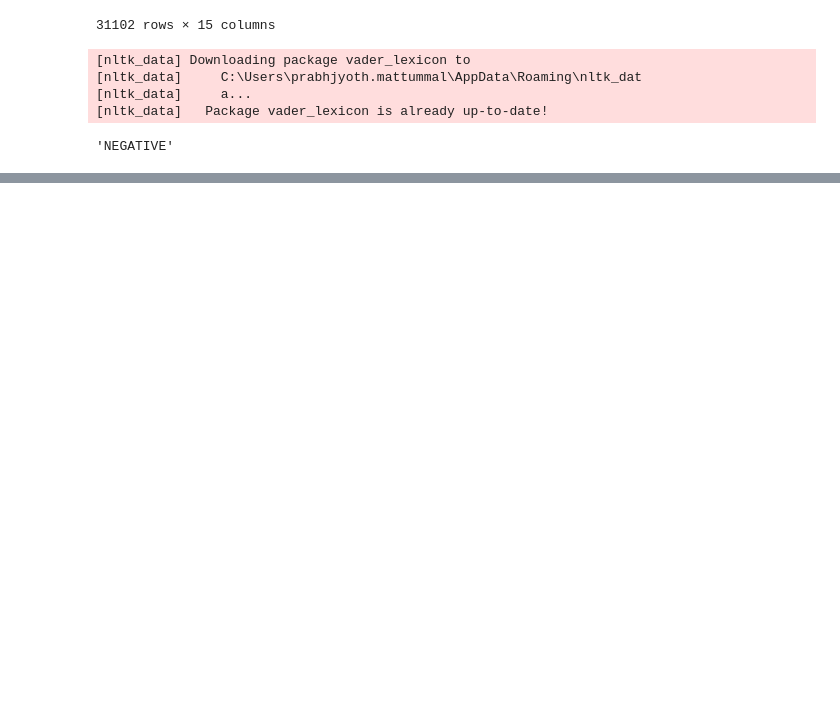
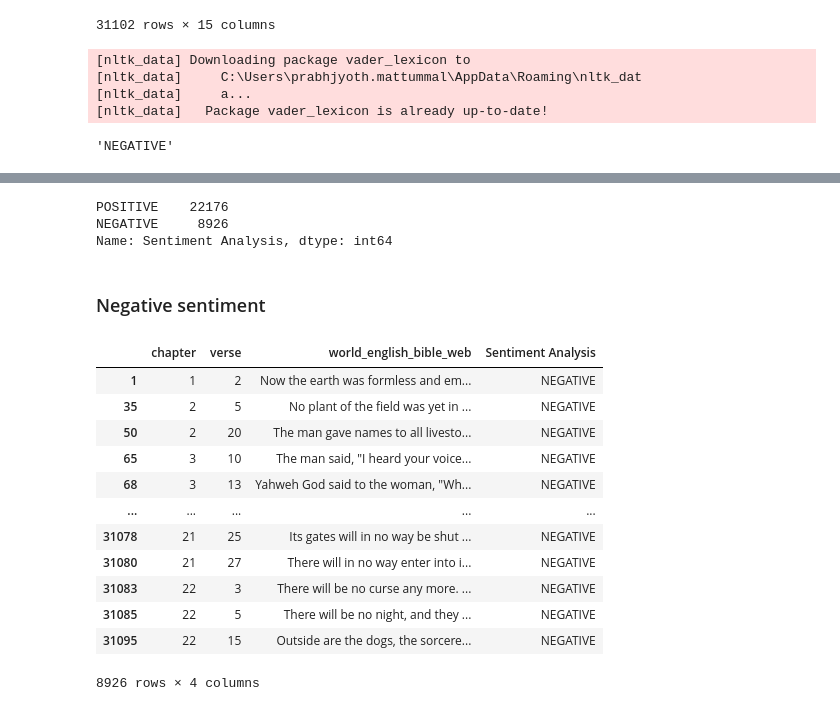
Before and after one commit to mattummal/religious-texts-NLP, a Jupyter notebook: bible.ipynb, the cells around one changed output, grey strips where cells are left out. Drawn from its saved outputs; the diff is of its cells as text; code cells hidden in the pictures; blank space fills up the shorter version.

```diff
--- a/bible.ipynb
+++ b/bible.ipynb
@@ -81 +81,8 @@ BIBLE
+# %%
+counts = BIBLE['Sentiment Analysis'].value_counts()
+counts
+# %% [output]
+POSITIVE    22176
+NEGATIVE     8926
+Name: Sentiment Analysis, dtype: int64
 # %%
@@ -82,0 +91,19 @@ BIBLE.to_csv("C:/Programming Practice Notebooks/religious-texts-NLP/result/bible
+# %% [markdown]
+### Negative sentiment
+# %%
+neg = df.loc[df['Sentiment Analysis'] == 'NEGATIVE']
+neg
+# %% [output]
+|  | chapter | verse | world_english_bible_web | Sentiment Analysis |
+| 1 | 1 | 2 | Now the earth was formless and em... | NEGATIVE |
+| 35 | 2 | 5 | No plant of the field was yet in ... | NEGATIVE |
+| 50 | 2 | 20 | The man gave names to all livesto... | NEGATIVE |
+| 65 | 3 | 10 | The man said, "I heard your voice... | NEGATIVE |
+| 68 | 3 | 13 | Yahweh God said to the woman, "Wh... | NEGATIVE |
+| ... | ... | ... | ... | ... |
+| 31078 | 21 | 25 | Its gates will in no way be shut ... | NEGATIVE |
+| 31080 | 21 | 27 | There will in no way enter into i... | NEGATIVE |
+| 31083 | 22 | 3 | There will be no curse any more. ... | NEGATIVE |
+| 31085 | 22 | 5 | There will be no night, and they ... | NEGATIVE |
+| 31095 | 22 | 15 | Outside are the dogs, the sorcere... | NEGATIVE |
+8926 rows × 4 columns
```
Also changed, not shown: parts of 6 cells of this notebook, 1 other file.
